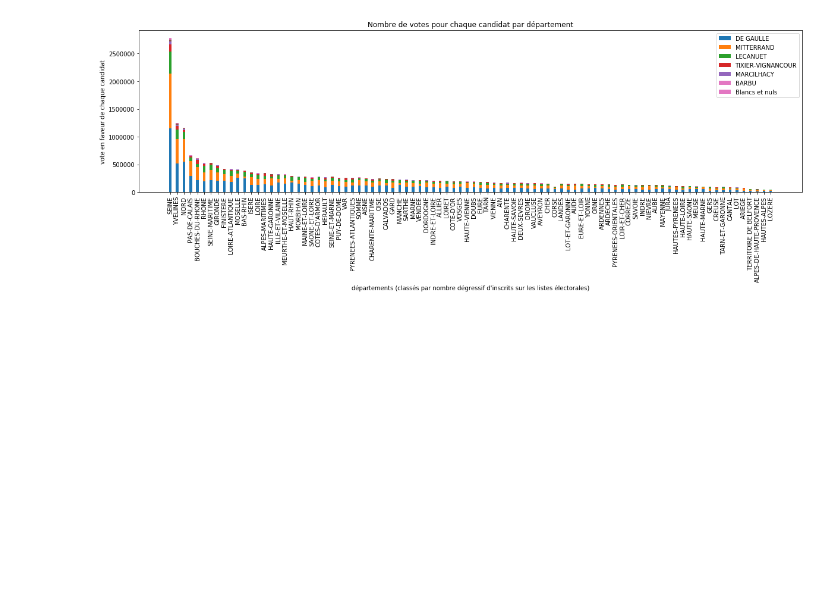
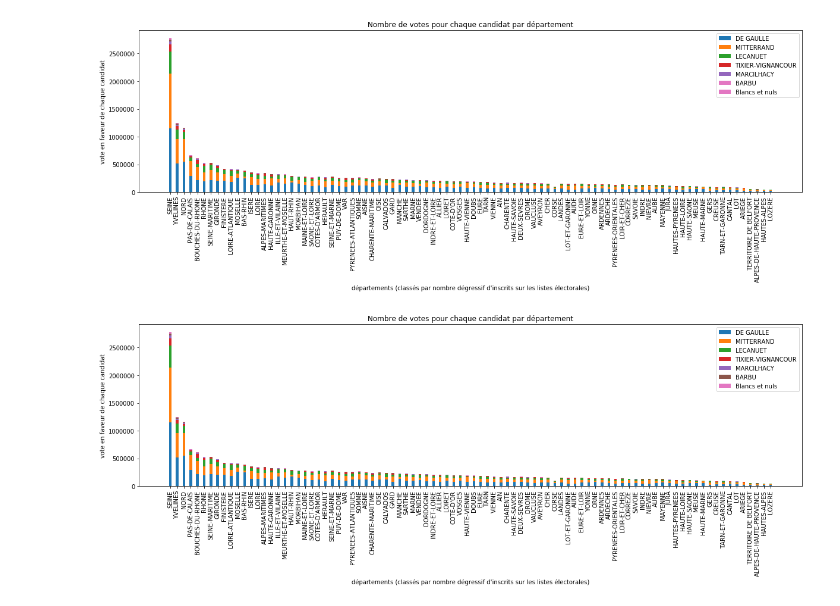
Before and after one commit to Llekie/ironhack-datalabs-dataparis0619-pt, a Jupyter notebook: module-2/visualizing-real-world-data-project/your-code/Main.ipynb, the cells around one changed output. Drawn from its saved outputs; the diff is of its cells as text; code cells hidden in the pictures; blank space fills up the shorter version.

```diff
--- a/module-2/visualizing-real-world-data-project/your-code/Main.ipynb
+++ b/module-2/visualizing-real-world-data-project/your-code/Main.ipynb
@@ -231,3 +233,22 @@ def barchart(col):
     return s.plot.barh()
 
 barchart('BARBU')
+# %%
+ind = np.arange(len(graphcum2['DE GAULLE (UNR)']))
+plt.figure(figsize=(20,5))
+p1 = plt.bar(ind, graphcum2['DE GAULLE (UNR)'].values, width = 0.4)
+p2 = plt.bar(ind, graphcum2['MITTERRAND (CIR)'].values, bottom = graphcum2['DE GAULLE (UNR)'].values, width = 0.4)
+p3 = plt.bar(ind, graphcum2['LECANUET (MRP)'].values, bottom = (graphcum2['DE GAULLE (UNR)'].values + graphcum2['MITTERRAND (CIR)'].values), width = 0.4)
+p4 = plt.bar(ind, graphcum2['TIXIER-VIGNANCOUR (EXD)'].values, bottom = graphcum2['DE GAULLE (UNR)'].values + graphcum2['MITTERRAND (CIR)'].values + graphcum2['LECANUET (MRP)'].values, width = 0.4)
+p5 = plt.bar(ind, graphcum2['MARCILHACY (DVD)'].values, bottom = graphcum2['DE GAULLE (UNR)'].values + graphcum2['MITTERRAND (CIR)'].values + graphcum2['LECANUET (MRP)'].values + graphcum2['TIXIER-VIGNANCOUR (EXD)'].values, width = 0.4)
+p6 = plt.bar(ind, graphcum2['BARBU (DIV)'].values, bottom = graphcum2['DE GAULLE (UNR)'].values + graphcum2['MITTERRAND (CIR)'].values + graphcum2['LECANUET (MRP)'].values + graphcum2['TIXIER-VIGNANCOUR (EXD)'].values+ graphcum2['MARCILHACY (DVD)'].values, width = 0.4)
+p7 = plt.bar(ind, graphcum2['Blancs et nuls'].values, bottom = graphcum2['DE GAULLE (UNR)'].values + graphcum2['MITTERRAND (CIR)'].values + graphcum2['LECANUET (MRP)'].values + graphcum2['TIXIER-VIGNANCOUR (EXD)'].values+ graphcum2['MARCILHACY (DVD)']+ graphcum2['BARBU (DIV)'].values, width = 0.4)
+plt.xticks(ind, graphcum2.index, rotation = 'vertical')
+#plt.rcParams["figure.figsize"]=(20,10)
+plt.ylabel('vote en faveur de chaque candidat')
+plt.xlabel("départements (classés par nombre dégressif d'inscrits sur les listes électorales)")
+plt.title('Nombre de votes pour chaque candidat par département')
+plt.legend((p1[0],p2[0],p3[0],p4[0],p5[0],p6[0],p7[0]), ('DE GAULLE','MITTERRAND','LECANUET','TIXIER-VIGNANCOUR','MARCILHACY','BARBU','Blancs et nuls'), loc = 'best')
+plt.show()
+# %% [output]
+[figure, added]
```
Also changed, not shown: parts of 1 cell of this notebook, 20 other files.
